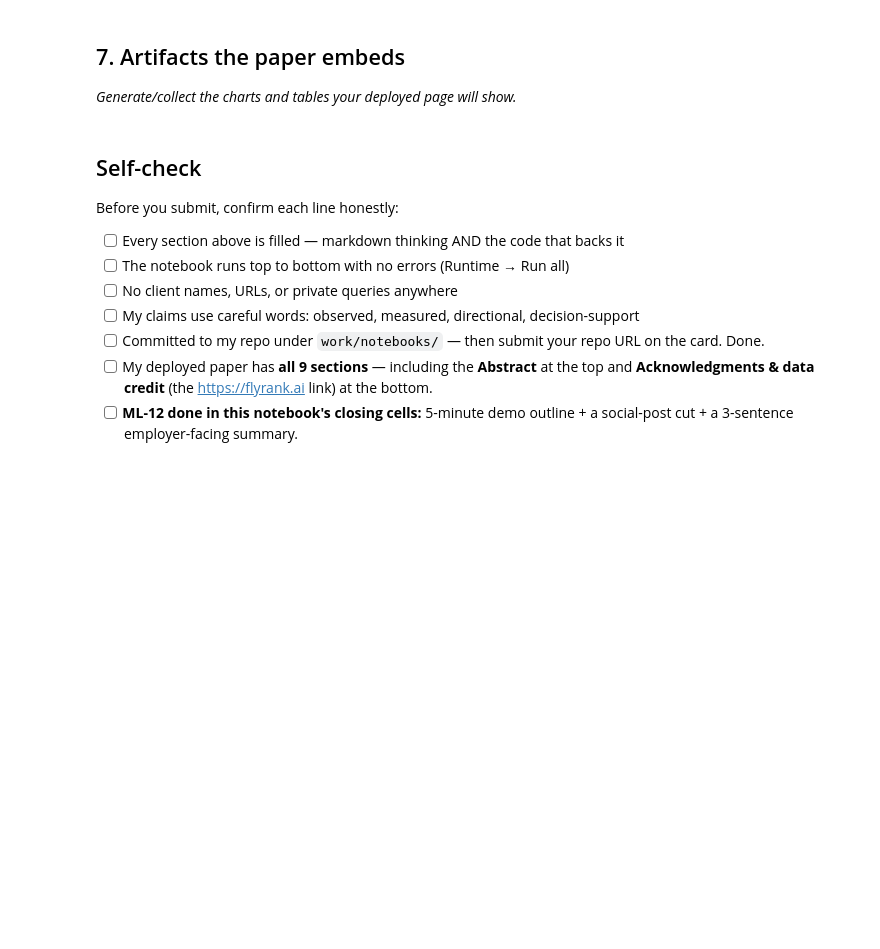
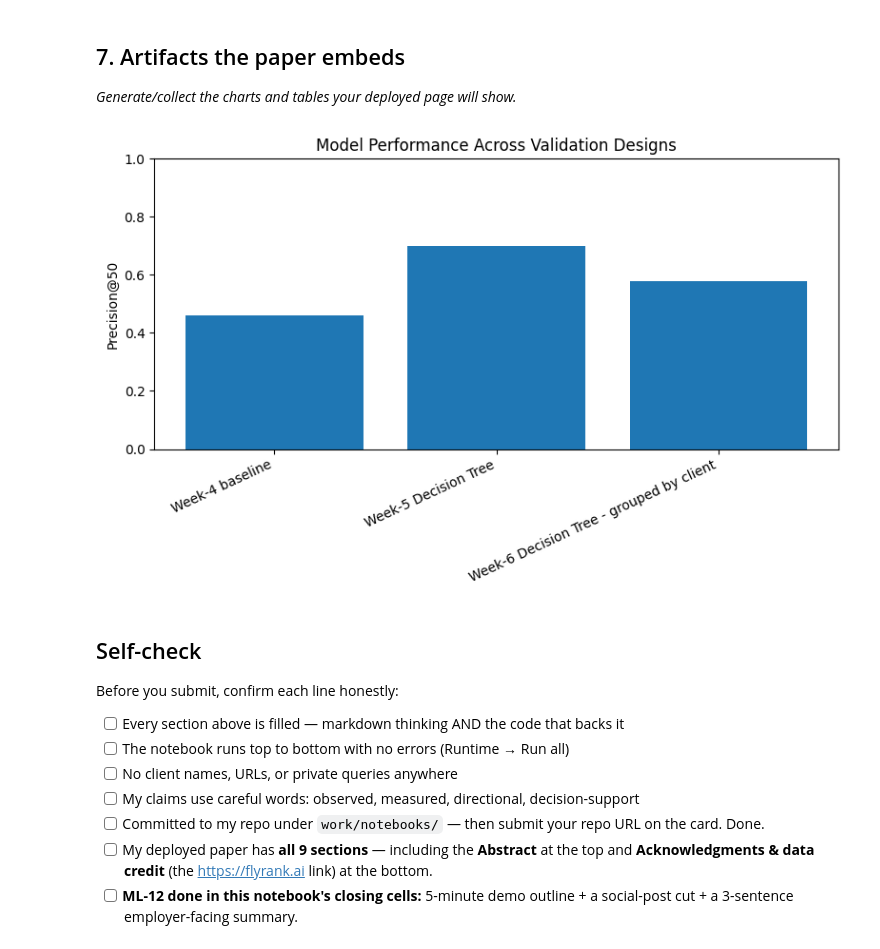
Before and after one commit to UbaidMalik365/flyrank-ml-internship, a Jupyter notebook: work/notebooks/capstone.ipynb, the cells around one changed output. Saved outputs shown, nothing was run; the diff lists cells and outputs as text; code cells hidden in the pictures; blank space fills up the shorter version.

```diff
--- a/work/notebooks/capstone.ipynb
+++ b/work/notebooks/capstone.ipynb
@@ -22,3 +82,18 @@ This skeleton is yours to fill. Work the sections **in order** — each one has
 ## 4. Results (vs baseline)
 
 *Model vs baseline on the same split. The honest table.*
+# %%
+comparison = pd.DataFrame({
+    "Validation design": [
+        "Week-4 baseline",
+        "Week-5 Decision Tree",
+        "Week-6 Decision Tree - grouped by client"
+    ],
+    "Precision@50": [
+        0.46,
+        0.70,
+        0.58
+    ]
+})
+
+comparison
@@ -34,6 +155,25 @@ This skeleton is yours to fill. Work the sections **in order** — each one has
 ## 7. Artifacts the paper embeds
 
 *Generate/collect the charts and tables your deployed page will show.*
+# %%
+import matplotlib.pyplot as plt
+
+plt.figure(figsize=(8, 5))
+
+plt.bar(
+    comparison["Validation design"],
+    comparison["Precision@50"]
+)
+
+plt.ylabel("Precision@50")
+plt.title("Model Performance Across Validation Designs")
+plt.xticks(rotation=25, ha="right")
+plt.ylim(0, 1)
+
+plt.tight_layout()
+plt.show()
+# %% [output]
+[figure, added]
 # %% [markdown]
 ## Self-check
 
```
Also changed, not shown: parts of 9 cells of this notebook.
